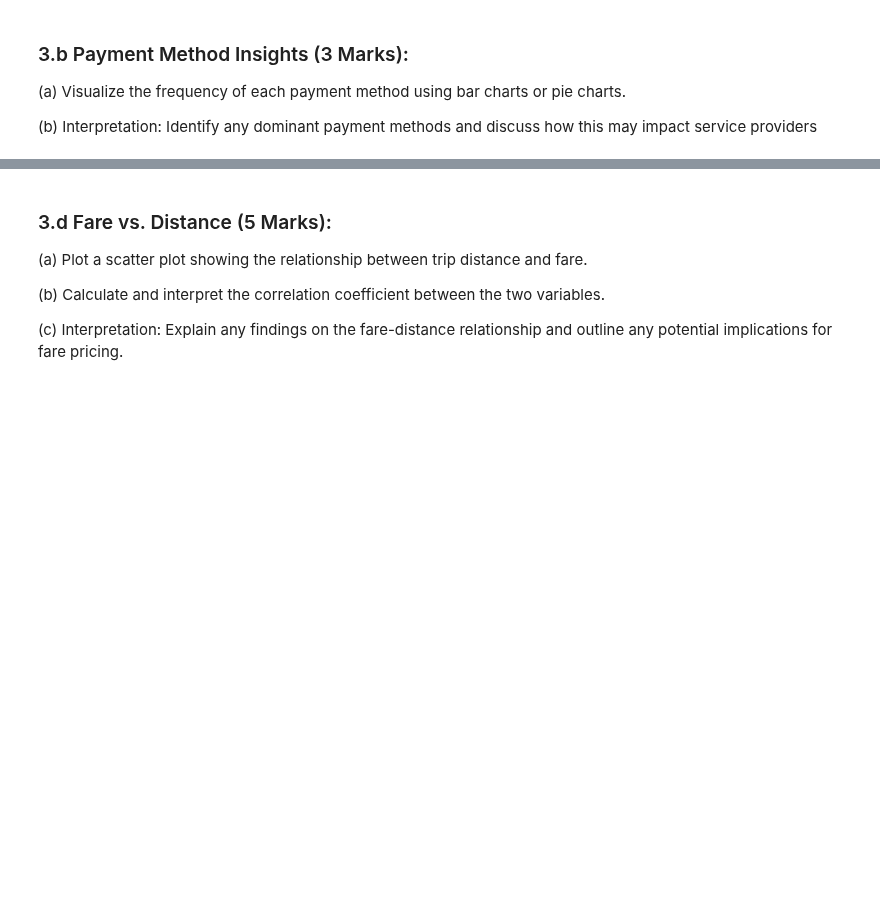
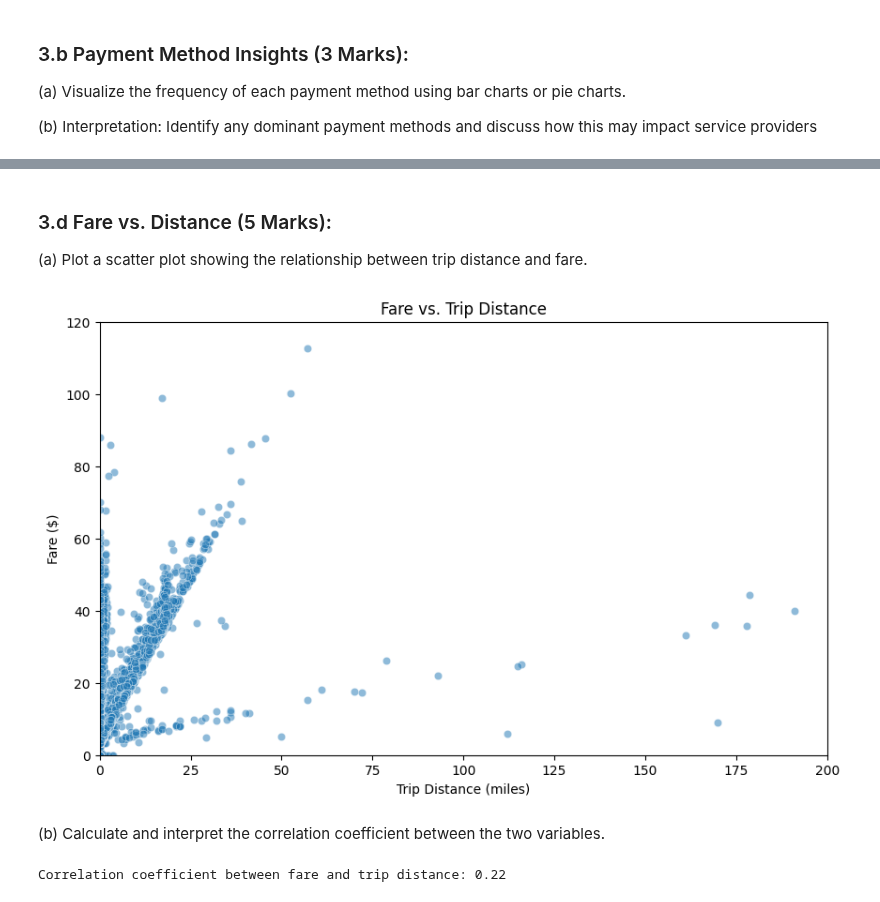
Before and after one commit to abhijain565aj/CS215-Assignment, a Jupyter notebook: A5-23B0903-23B0928-23B1057/Q3.ipynb, the cells around one changed output, grey strips where cells are left out. Cells and saved outputs as stored; diff of their text form; code cells hidden in the pictures; blank space fills up the shorter version.

```diff
--- a/A5-23B0903-23B0928-23B1057/Q3.ipynb
+++ b/A5-23B0903-23B0928-23B1057/Q3.ipynb
@@ -112,9 +157,23 @@ Number of Tip Outliers: 839
 # %% [markdown]
-
 ### 3.d Fare vs. Distance (5 Marks):
 
 (a) Plot a scatter plot showing the relationship between trip distance and fare.
-
-(b) Calculate and interpret the correlation coefficient between the two variables.
-
-(c) Interpretation: Explain any findings on the fare-distance relationship and outline any potential implications for fare pricing.
+# %%
+plt.figure(figsize=(10, 6))
+sns.scatterplot(x='trip_miles', y='fare', data=df, alpha=0.5)
+# It has outliers, so we limit the x and y axis
+plt.xlim(0, 200)
+plt.ylim(0, 120)
+plt.title('Fare vs. Trip Distance')
+plt.xlabel('Trip Distance (miles)')
+plt.ylabel('Fare ($)')
+plt.show()
+# %% [output]
+[figure, added]
+# %% [markdown]
+(b) Calculate and interpret the correlation coefficient between the two variables.
+# %%
+correlation_coefficient = np.corrcoef(df['trip_miles'], df['fare'])[0, 1]
+print(f"Correlation coefficient between fare and trip distance: {correlation_coefficient:.2f}")
+# %% [output]
+Correlation coefficient between fare and trip distance: 0.22
```
Also changed, not shown: parts of 7 cells of this notebook.
